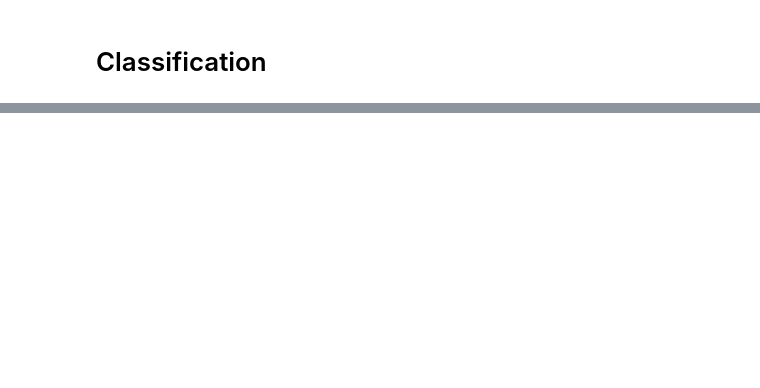
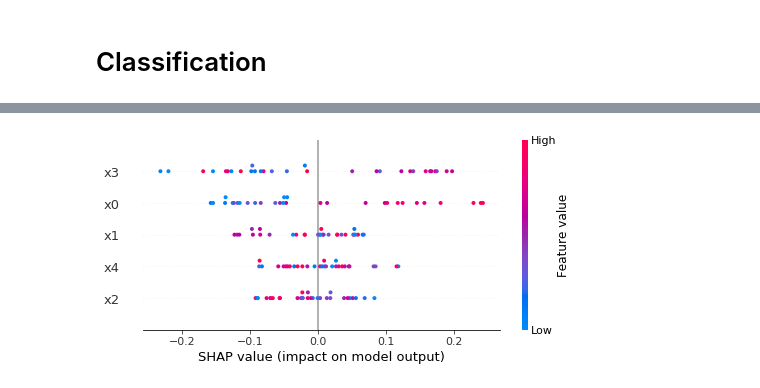
Before and after one commit to oneoffcoder/jupyter, a Jupyter notebook: data-science/_scratch.ipynb, the cells around one changed output, grey strips where cells are left out. Drawn from its saved outputs; the diff is of its cells as text; code cells hidden in the pictures; blank space fills up the shorter version.

```diff
--- a/data-science/_scratch.ipynb
+++ b/data-science/_scratch.ipynb
@@ -248,0 +278,4 @@ array([[0.45, 0.55],
+# %%
+shap.summary_plot(shap_values[0], Z)
+# %% [output]
+[figure, added]
```
Also changed, not shown: parts of 18 cells of this notebook.
